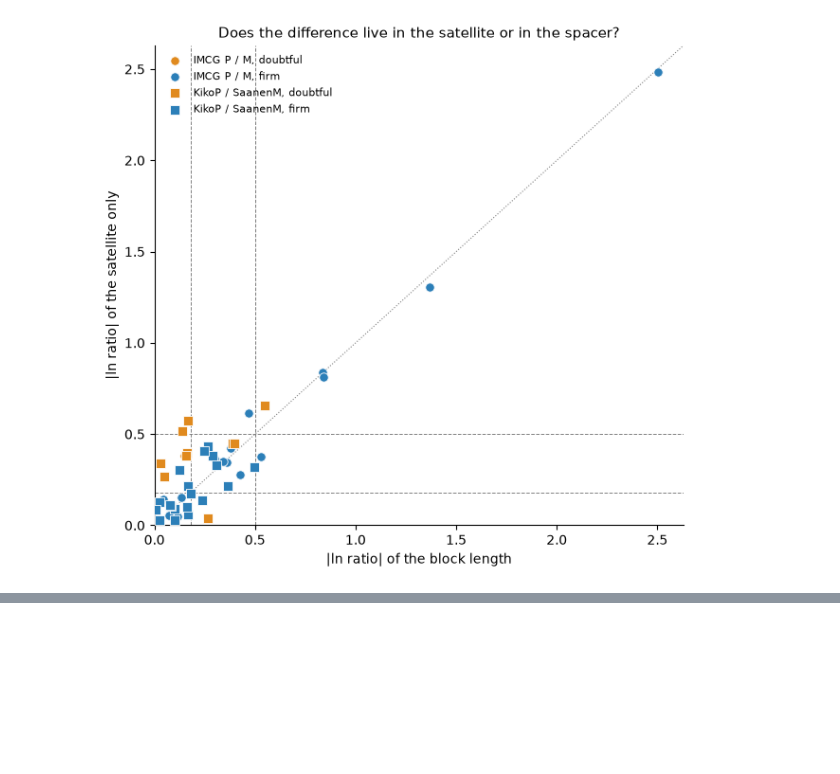
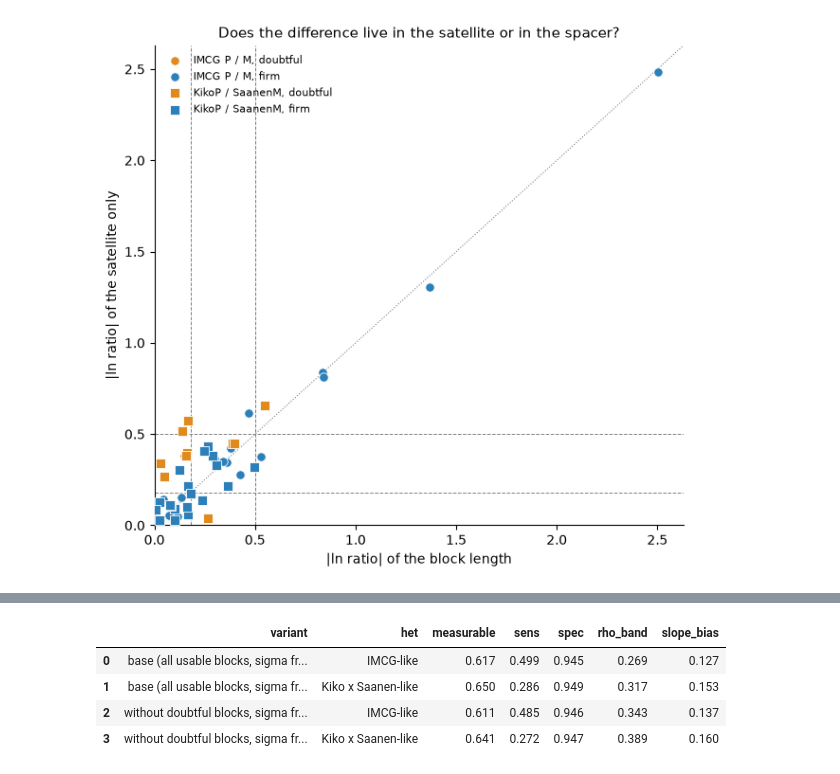
Before and after one commit to tiagoherrador/capra-hircus-karyotype-sim, a Jupyter notebook: notebooks/01_karyotype_and_simulation.ipynb, the cells around one changed output, grey strips where cells are left out. Cells and saved outputs as stored; diff of their text form; code cells hidden in the pictures; blank space fills up the shorter version.

```diff
--- a/notebooks/01_karyotype_and_simulation.ipynb
+++ b/notebooks/01_karyotype_and_simulation.ipynb
@@ -371,0 +424,13 @@ To do: reuse the earlier simulator with the rebuilt ground truth; vary K, F, opt
+# %%
+# Spread of the true difference between homologs, from the pairs of stage 2.
+# The ln ratio of two homologs ~ N(0, sqrt(2) * sigma); the sign of a pair is arbitrary, so use the median of |ln ratio| / 0.6745.
+sigma_hom = lambda d: float(np.median(d) / 0.6745 / np.sqrt(2))
+Uh = R[R.usable].merge(het[['pair', 'chr', 'd_rest']], on=['pair', 'chr'])
+rows = []
+for pair, label in (('IMCG P / M', 'IMCG-like'), ('KikoP / SaanenM', 'Kiko x Saanen-like')):
+    for sel, name in ((Uh.status == 'firm', 'firm pairs'), (Uh.status != 'x', 'all usable pairs')):
+        g = Uh[(Uh.pair == pair) & sel]
+        rows.append(dict(het=label, based_on=name, n=len(g), sigma_cen=sigma_hom(g.d_block), sigma_rest=max(sigma_hom(g.d_rest), 0.005)))
+SIG = pd.DataFrame(rows); SIG.round(3).to_csv(OUT/'sim_het_sigma.csv', index=False)
+SIG_HET = {r.het: (r.sigma_cen, r.sigma_rest) for r in SIG[SIG.based_on == 'firm pairs'].itertuples()}
+SIG.round(3)
@@ -371,0 +622,20 @@ To do: reuse the earlier simulator with the rebuilt ground truth; vary K, F, opt
+# %%
+def variant(name, tr, sig):
+    out = []
+    for hn in sig:
+        rng = np.random.default_rng([SEED, 999, len(out), len(name)])
+        rr = pd.DataFrame([run(tr, 0.03, 1.5, 0.25, 0.20, 20, hn, sig, rng) for _ in range(N_REP)])
+        out.append(dict(variant=name, het=hn, measurable=rr.measurable.mean(), sens=rr.sens.mean(), spec=rr.spec.mean(),
+                        rho_band=rr.rho_band.median(), slope_bias=rr.bias.mean()))
+    return out
+sig_all = {r.het: (r.sigma_cen, r.sigma_rest) for r in SIG[SIG.based_on == 'all usable pairs'].itertuples()}
+sens_tab = pd.DataFrame(variant('base (all usable blocks, sigma from firm pairs)', truth, SIG_HET)
+                        + variant('without doubtful blocks, sigma from all usable pairs', build_truth(drop_doubtful=True), sig_all))
+sens_tab.round(3).to_csv(OUT/'sim_sensitivity_truth.csv', index=False)
+sens_tab.round(3)
+# %% [output]
+|  | variant | het | measurable | sens | spec | rho_band | slope_bias |
+| 0 | base (all usable blocks, sigma fr... | IMCG-like | 0.617 | 0.499 | 0.945 | 0.269 | 0.127 |
+| 1 | base (all usable blocks, sigma fr... | Kiko x Saanen-like | 0.650 | 0.286 | 0.949 | 0.317 | 0.153 |
+| 2 | without doubtful blocks, sigma fr... | IMCG-like | 0.611 | 0.485 | 0.946 | 0.343 | 0.137 |
+| 3 | without doubtful blocks, sigma fr... | Kiko x Saanen-like | 0.641 | 0.272 | 0.947 | 0.389 | 0.160 |
```
Also changed, not shown: parts of 12 cells of this notebook, 9 other files.
